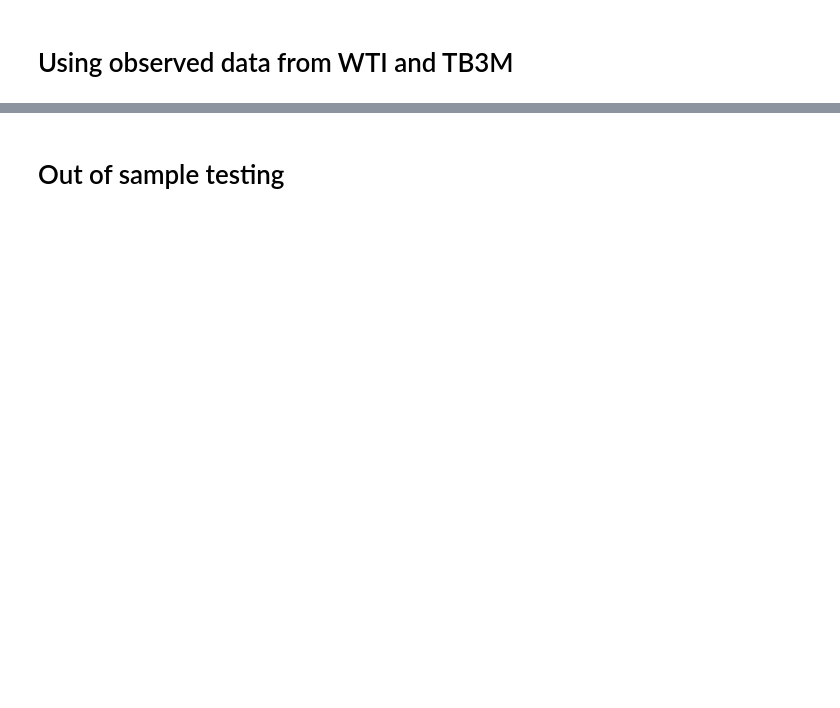
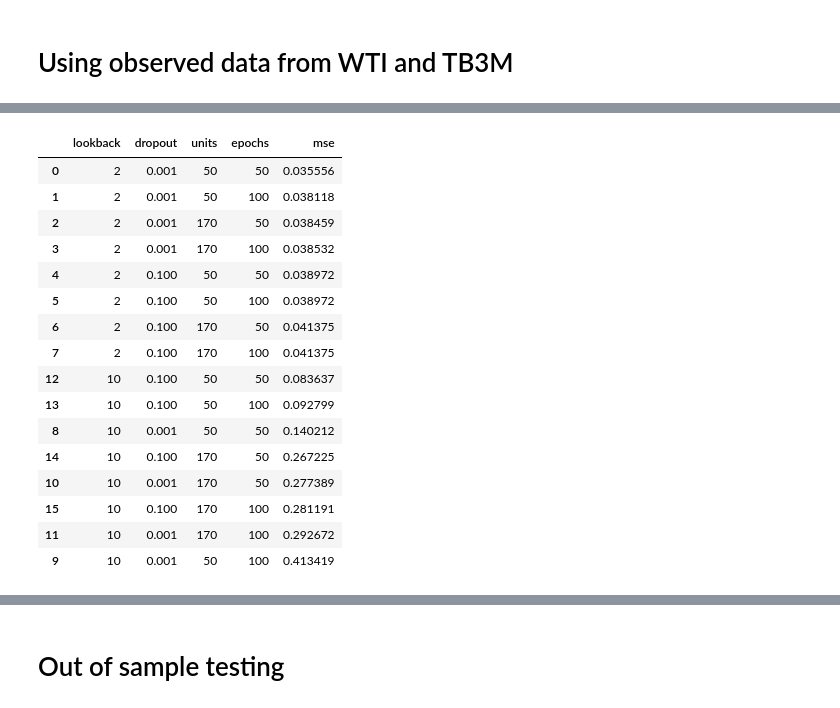
Before and after one commit to Meowth239/dse4101-project, a Jupyter notebook: lstm_src/lstm-1.ipynb, the cells around one changed output, grey strips where cells are left out. Saved outputs shown, nothing was run; the diff lists cells and outputs as text; code cells hidden in the pictures; blank space fills up the shorter version.

Commit message:
Results for testing

```diff
--- a/lstm_src/lstm-1.ipynb
+++ b/lstm_src/lstm-1.ipynb
@@ -105,3 +235,23 @@ results_grid
+# %%
+results_grid.sort_values("mse")
+# %% [output]
+|  | lookback | dropout | units | epochs | mse |
+| 0 | 2 | 0.001 | 50 | 50 | 0.035556 |
+| 1 | 2 | 0.001 | 50 | 100 | 0.038118 |
+| 2 | 2 | 0.001 | 170 | 50 | 0.038459 |
+| 3 | 2 | 0.001 | 170 | 100 | 0.038532 |
+| 4 | 2 | 0.100 | 50 | 50 | 0.038972 |
+| 5 | 2 | 0.100 | 50 | 100 | 0.038972 |
+| 6 | 2 | 0.100 | 170 | 50 | 0.041375 |
+| 7 | 2 | 0.100 | 170 | 100 | 0.041375 |
+| 12 | 10 | 0.100 | 50 | 50 | 0.083637 |
+| 13 | 10 | 0.100 | 50 | 100 | 0.092799 |
+| 8 | 10 | 0.001 | 50 | 50 | 0.140212 |
+| 14 | 10 | 0.100 | 170 | 50 | 0.267225 |
+| 10 | 10 | 0.001 | 170 | 50 | 0.277389 |
+| 15 | 10 | 0.100 | 170 | 100 | 0.281191 |
+| 11 | 10 | 0.001 | 170 | 100 | 0.292672 |
+| 9 | 10 | 0.001 | 50 | 100 | 0.413419 |
 # %%
 results_df = pd.DataFrame(results_grid)
 results_df = results_df.sort_values("mse")
```
Also changed, not shown: parts of 9 cells of this notebook, 1 other file.
